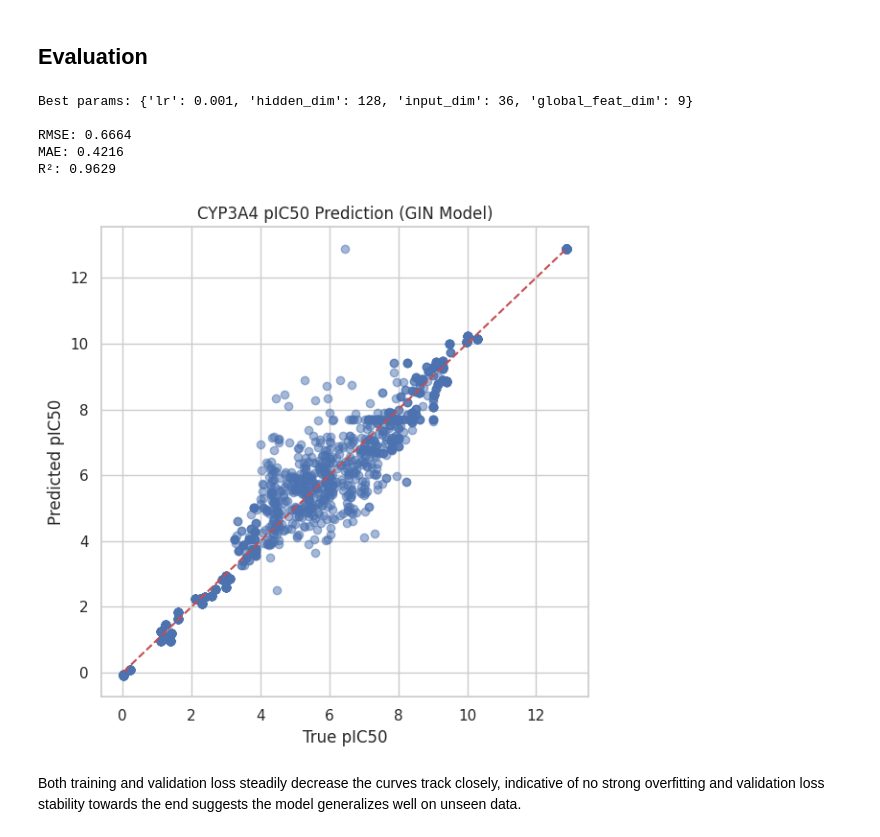
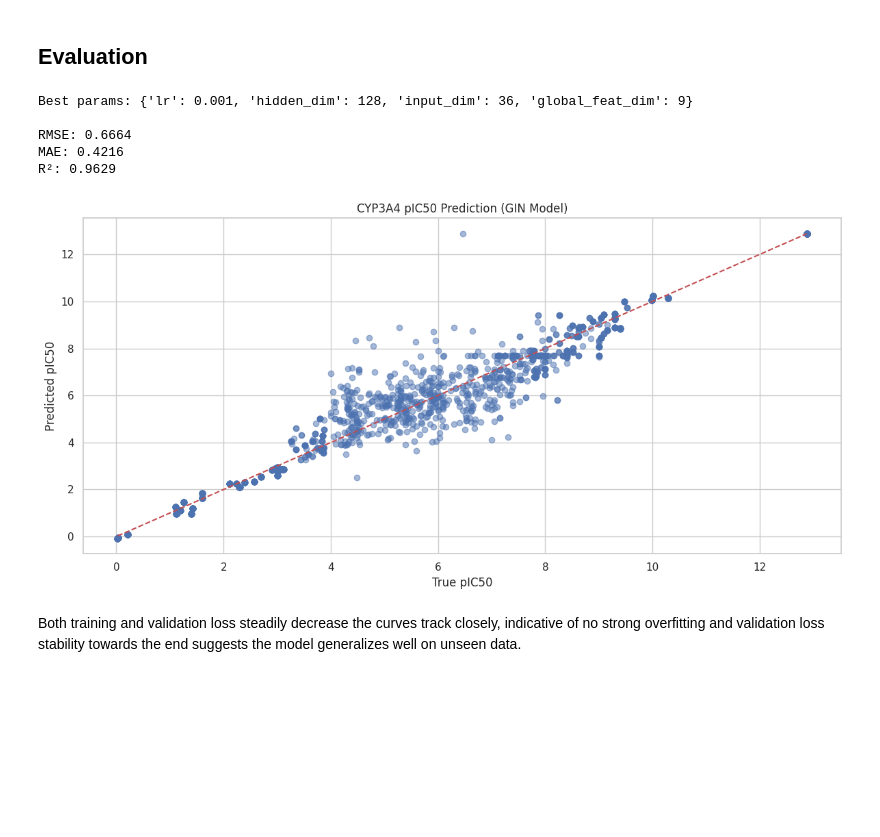
Before and after one commit to coreytaylorcompchem/comp_chem, a Jupyter notebook: ml/adme_models/cyp_34a/2025-08-28_ml_cyp_3a4.ipynb, the cells around one changed output. Drawn from its saved outputs; the diff is of its cells as text; code cells hidden in the pictures; blank space fills up the shorter version.

```diff
--- a/ml/adme_models/cyp_34a/2025-08-28_ml_cyp_3a4.ipynb
+++ b/ml/adme_models/cyp_34a/2025-08-28_ml_cyp_3a4.ipynb
@@ -558,35 +558,35 @@ with torch.no_grad():
     for batch in val_loader:
         batch = batch.to(device)
         pred = best_model(batch)
         y_true.extend(batch.y.cpu().numpy())
         y_pred.extend(pred.cpu().numpy())
 
 mse = mean_squared_error(y_true, y_pred)
 rmse = np.sqrt(mse)
 mae = mean_absolute_error(y_true, y_pred)
 r2 = r2_score(y_true, y_pred)
 
 print(f"\nRMSE: {rmse:.4f}")
 print(f"MAE: {mae:.4f}")
 print(f"R²: {r2:.4f}")
 
-plt.figure(figsize=(6, 6))
+plt.figure(figsize=(12, 6))
 plt.scatter(y_true, y_pred, alpha=0.5)
 plt.plot([min(y_true), max(y_true)], [min(y_true), max(y_true)], 'r--')
 plt.xlabel("True pIC50")
 plt.ylabel("Predicted pIC50")
 plt.title("CYP3A4 pIC50 Prediction (GIN Model)")
 plt.grid(True)
 plt.tight_layout()
 plt.savefig("true_vs_predicted_pic50s.png", dpi=300)
 plt.show()
 # %% [output]
 Best params: {'lr': 0.001, 'hidden_dim': 128, 'input_dim': 36, 'global_feat_dim': 9}
 
 RMSE: 0.6664
 MAE: 0.4216
 R²: 0.9629
-[figure, old version]
+[figure, new version]
 # %% [markdown]
 Both training and validation loss steadily decrease the curves track closely, indicative of no strong overfitting and validation loss stability towards the end suggests the model generalizes well on unseen data.
 # %% [markdown]
```
Also changed, not shown: 1 other file.
